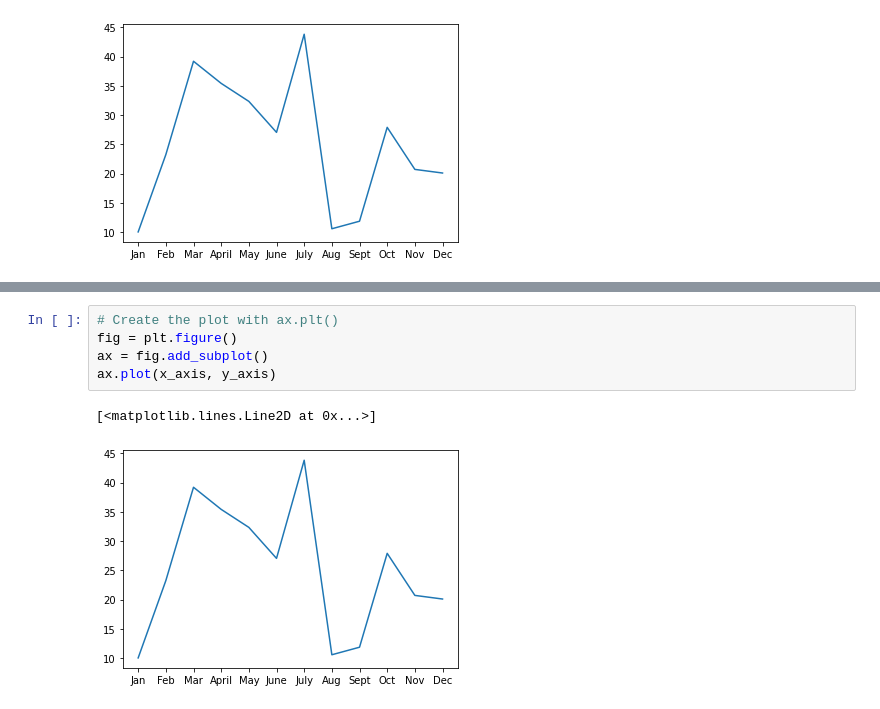
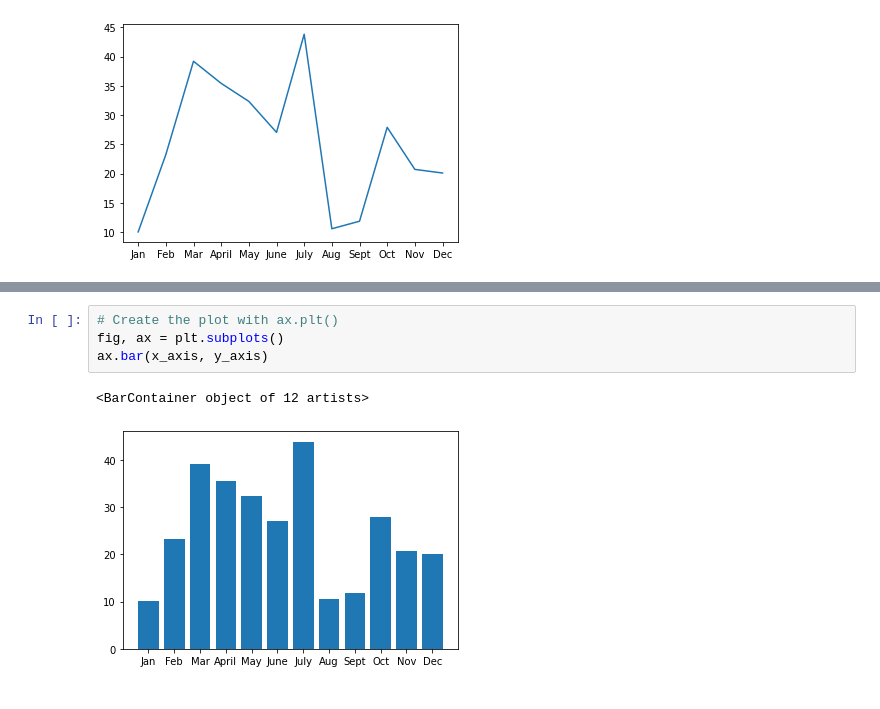
Before and after one commit to munno88/PyBer_Analysis, a Jupyter notebook: matplotlib_practice.ipynb, the cells around one changed output, grey strips where cells are left out. Drawn from its saved outputs; the diff is of its cells as text.

```diff
--- a/matplotlib_practice.ipynb
+++ b/matplotlib_practice.ipynb
@@ -31,8 +101,7 @@ ax.plot(x_axis, y_axis)
 # %%
 # Create the plot with ax.plt()
-fig = plt.figure()
-ax = fig.add_subplot()
-ax.plot(x_axis, y_axis)
+fig, ax = plt.subplots()
+ax.bar(x_axis, y_axis)
 # %% [output]
-[<matplotlib.lines.Line2D at 0x...>]
+<BarContainer object of 12 artists>
-[figure, old version]
+[figure, new version]
```
Also changed, not shown: parts of 17 cells of this notebook, 6 other files.
